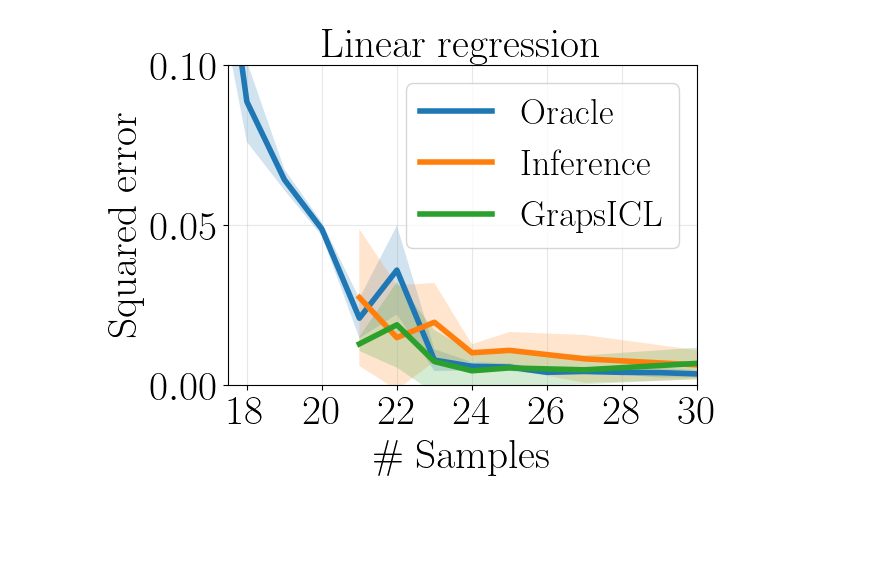
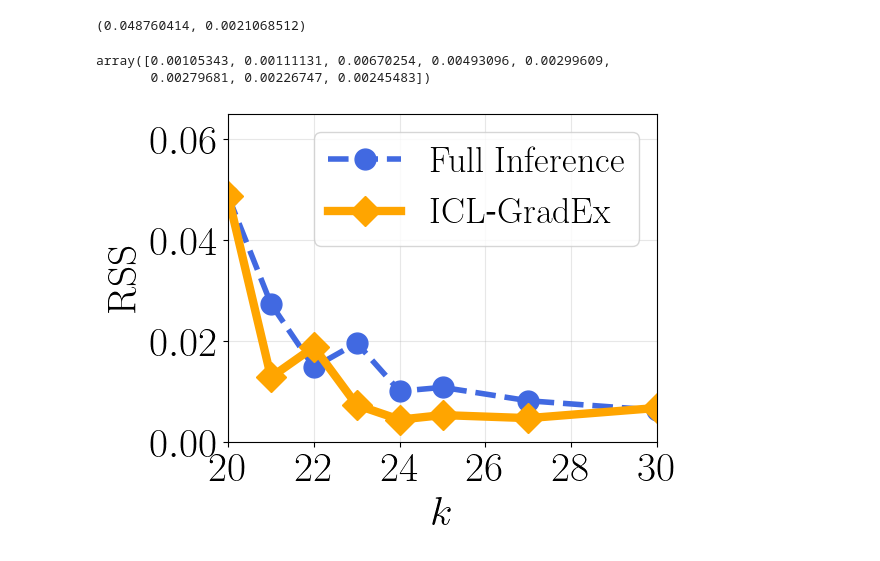
Before and after one commit to VirtuosoResearch/ICL-GradSel, a Jupyter notebook: in-context-learning/src/notebook/plot_lr.ipynb, the cells around one changed output. Drawn from its saved outputs; the diff is of its cells as text; code cells hidden in the pictures; blank space fills up the shorter version.

Commit message:
update figures

```diff
--- a/in-context-learning/src/notebook/plot_lr.ipynb
+++ b/in-context-learning/src/notebook/plot_lr.ipynb
@@ -18,0 +22,4 @@ loss_fs_estimate_list = loaded["loss_fs_estimate_list"]
+# %%
+full[20], full_std[20]
+# %% [output]
+(0.048760414, 0.0021068512)
@@ -19,39 +31,61 @@ loss_fs_estimate_list = loaded["loss_fs_estimate_list"]
+# %%
+estimate_std
+# %% [output]
+array([0.00105343, 0.00111131, 0.00670254, 0.00493096, 0.00299609,
+       0.00279681, 0.00226747, 0.00245483])
 # %%
 import matplotlib.ticker as ticker
 
 n_total = 41
 x_full = np.arange(n_total)
-plt.plot(x_full, np.mean(loss_full_label_list, axis=0), lw=4, label=r'$\mathrm{Oracle}$')
-plt.fill_between(x_full, np.mean(loss_full_label_list, axis=0)-np.std(loss_full_label_list, axis=0), np.mean(loss_full_label_list, axis=0)+np.std(loss_full_label_list, axis=0), alpha=0.2)
-
+# plt.plot(x_full, np.mean(loss_full_label_list, axis=0), lw=4, label=r'$\mathrm{Oracle}$')
+# plt.fill_between(x_full, np.mean(loss_full_label_list, axis=0)-np.std(loss_full_label_list, axis=0), np.mean(loss_full_label_list, axis=0)+np.std(loss_full_label_list, axis=0), alpha=0.2)
 
 set_size_list = [1,2,3,4,5,7,10]
 n_labeled = 20
+x = np.array([20, 21, 22, 23, 24, 25, 27, 30])
+full_inference = np.array([0.048760414, 0.02734813, 0.01480055, 0.019606  , 0.0100525 , 0.0108103 ,
+       0.00815442, 0.00626485])
+full_inference_std = np.array([0.0021068512, 0.00105343, 0.01072771, 0.00817742, 0.00615383, 0.00134037,
+       0.00287516, 0.0037391 , 0.00229982])
+estimate = np.array([0.048760414, 0.01282602, 0.01880766, 0.00729589, 0.00441074, 0.00531308,
+       0.00470941, 0.00672845])
+estimate_std = np.array([0.0021068512, 0.00105343, 0.00111131, 0.00670254, 0.00493096, 0.00299609,
+       0.00279681, 0.00226747, 0.00245483])
 
+fig, ax = plt.subplots(figsize=(6, 4.5))
 
 #plt.plot(x, np.mean(loss_random_list, axis=0), lw=2, label="random")
 #plt.fill_between(x, np.mean(loss_random_list, axis=0)-np.std(loss_random_list, axis=0), np.mean(loss_random_list, axis=0)+np.std(loss_random_list, axis=0), alpha=0.2)
 
-plt.plot(x, np.mean(loss_fs_inference_list, axis=0), lw=4, label=r"$\mathrm{Inference}$")
-plt.fill_between(x, np.mean(loss_fs_inference_list, axis=0)-np.std(loss_fs_inference_list, axis=0), np.mean(loss_fs_inference_list, axis=0)+np.std(loss_fs_inference_list, axis=0), alpha=0.2)
-plt.plot(x, np.mean(loss_fs_estimate_list, axis=0), lw=4, label=r"$\mathrm{GrapsICL}$")
-plt.fill_between(x, np.mean(loss_fs_estimate_list, axis=0)-np.std(loss_fs_estimate_list, axis=0), np.mean(loss_fs_estimate_list, axis=0)+np.std(loss_fs_estimate_list, axis=0), alpha=0.2)
+plt.plot(x, full_inference, lw=4, label=r"$\mathrm{Full~Inference}$", color="royalblue",  linestyle="--", markersize=15, marker="o")
+# plt.fill_between(x, full_inference-full_inference_std, full_inference+full_inference_std, alpha=0.2, color="royalblue")
+plt.plot(x, estimate, lw=6, label=r"$\mathrm{ICL}$" + "-" + r"$\mathrm{GradEx}$", color="orange", markersize=15, marker="D")
+# plt.fill_between(x, estimate-estimate_std, estimate+estimate_std, alpha=0.2, color="orange")
 
-plt.Figure(figsize=(5, 4))
+# for i in range(len(x)):
+#     ax.errorbar(x[i], full_inference[i],
+#                 yerr=full_inference_std[i],
+#                 capsize=5, capthick=1.5, ecolor='black')
+#     ax.errorbar(x[i], estimate[i],
+#                 yerr=estimate_std[i],
+#                 capsize=5, capthick=1.5, ecolor='black')
+
+
 
 plt.xticks(fontsize=30)
-plt.yticks([0, 0.05, 0.1], fontsize=30)
-plt.xlim(17.5, 30)
-plt.ylim(0, 0.1)
+plt.yticks(np.arange(0, 0.07, 0.02), fontsize=30)
+plt.xlim(20, 30)
+plt.ylim(0, 0.065)
 
 plt.legend(fontsize=26)
 
-plt.title(r'$\mathrm{Linear~regression}$', fontsize=30)
-plt.xlabel(r'$\mathrm{\#~Samples}$', fontsize=30)
-plt.ylabel(r'$\mathrm{Squared~error}$', fontsize=30)
+# plt.title(r'$\mathrm{Linear~regression}$', fontsize=30)
+plt.xlabel(r'$k$', fontsize=30)
+plt.ylabel(r'$\mathrm{RSS}$', fontsize=30)
 plt.grid(True, alpha=0.3)
 plt.tight_layout()
 plt.savefig("./plot_lr.pdf", format="pdf", dpi=1200)
 plt.show()
 # %% [output]
-[figure, old version]
+[figure, new version]
```
Also changed, not shown: parts of 2 cells of this notebook, 6 other files.
